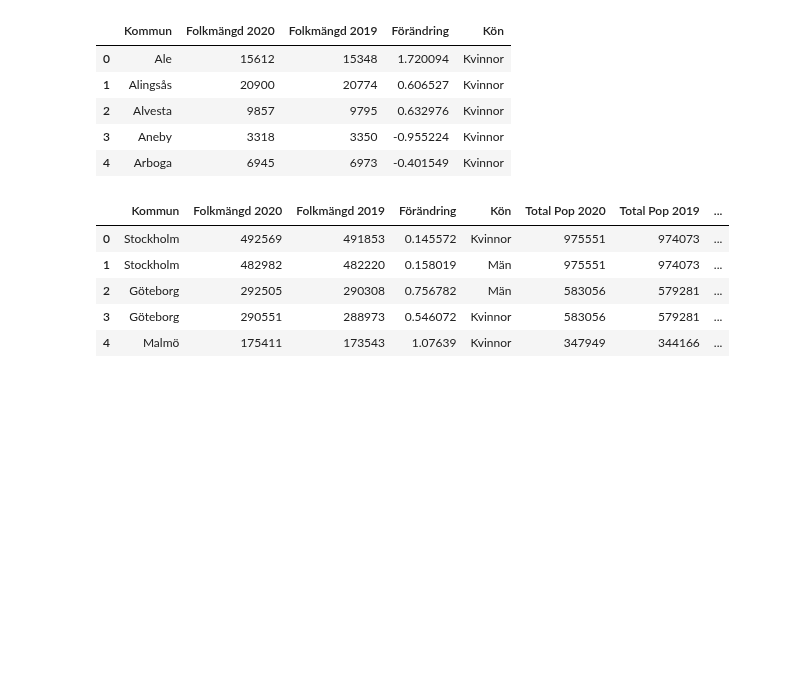
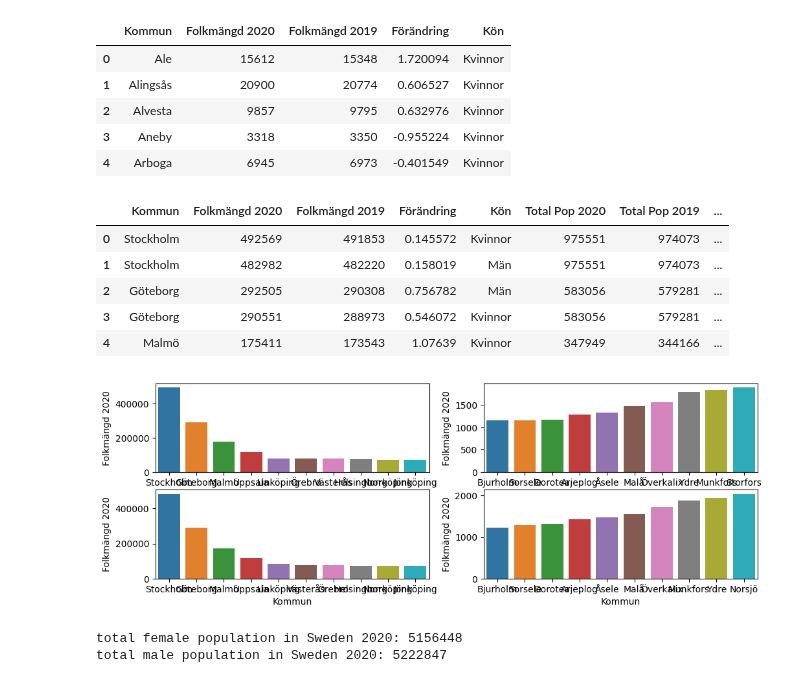
Before and after one commit to yuna-liu/Databehandling-Yuna-Liu, a Jupyter notebook: Exercises/E00_pandas_basic_syntax.ipynb, the cells around one changed output. Saved outputs shown, nothing was run; the diff lists cells and outputs as text; code cells hidden in the pictures; blank space fills up the shorter version.

```diff
--- a/Exercises/E00_pandas_basic_syntax.ipynb
+++ b/Exercises/E00_pandas_basic_syntax.ipynb
@@ -585,3 +585,27 @@ df_merge.head()
 | 2 | Göteborg | 292505 | 290308 | 0.756782 | Män | 583056 | 579281 | ... |
 | 3 | Göteborg | 290551 | 288973 | 0.546072 | Kvinnor | 583056 | 579281 | ... |
 | 4 | Malmö | 175411 | 173543 | 1.07639 | Kvinnor | 347949 | 344166 | ... |
+# %%
+import matplotlib.pyplot as plt
+import seaborn as sns
+fig, ax = plt.subplots(2,2, dpi=100, figsize=(12,4))
+kvinnor_top10 = df_kvinnor.sort_values(by="Folkmängd 2020", ascending = False).head(10)
+kvinnor_bottom10 = df_kvinnor.sort_values(by="Folkmängd 2020", ascending = True).head(10)
+man_top10 = df_man.sort_values(by="Folkmängd 2020", ascending = False).head(10)
+man_bottom10 = df_man.sort_values(by="Folkmängd 2020", ascending = True).head(10)
+sns.barplot(data=kvinnor_top10, x="Kommun", y="Folkmängd 2020", ax=ax[0,0]);
+sns.barplot(data=kvinnor_bottom10, x="Kommun", y="Folkmängd 2020", ax=ax[0,1]);
+sns.barplot(data=man_top10, x="Kommun", y="Folkmängd 2020", ax=ax[1,0]);
+sns.barplot(data=man_bottom10, x="Kommun", y="Folkmängd 2020", ax=ax[1,1]);
+# %% [output]
+[figure, added]
+# %%
+# total female population in Sweden 2020
+sum_kvinnor_2020 = df_kvinnor["Folkmängd 2020"].sum()
+print(f"total female population in Sweden 2020: {sum_kvinnor_2020}")
+# total male population in Sweden 2020
+sum_man_2020 = df_man["Folkmängd 2020"].sum()
+print(f"total male population in Sweden 2020: {sum_man_2020}")
+# %% [output]
+total female population in Sweden 2020: 5156448
+total male population in Sweden 2020: 5222847
```
Also changed, not shown: parts of 2 cells of this notebook, 3 other files.
